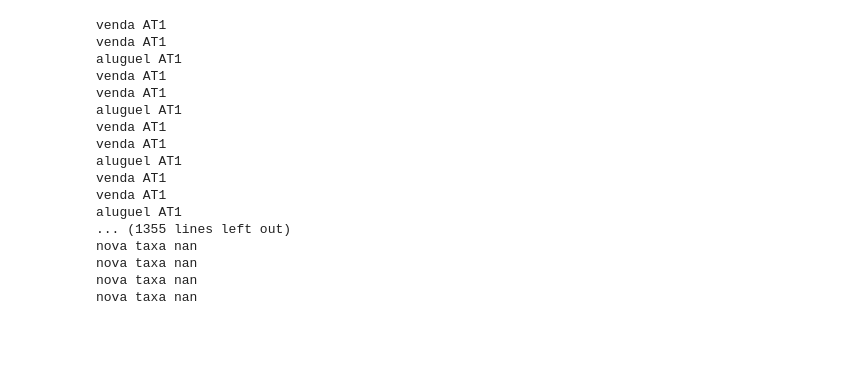
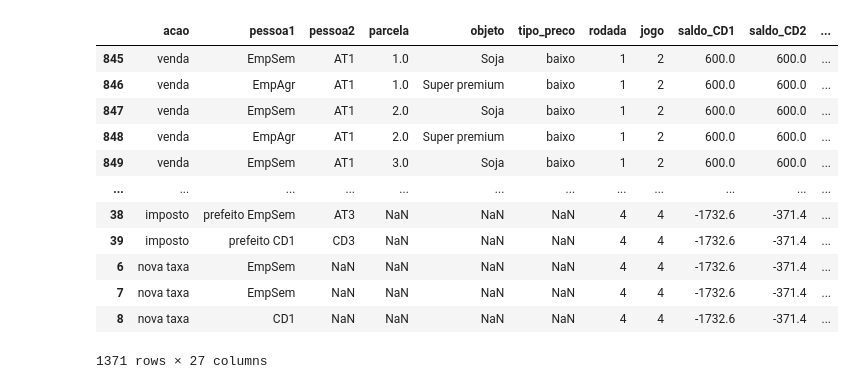
Before and after one commit to karinepestana/rpg-datasets-dissertacao, a Jupyter notebook: Datasets_Jogos.ipynb, the cells around one changed output. Saved outputs shown, nothing was run; the diff lists cells and outputs as text; code cells hidden in the pictures; blank space fills up the shorter version.

```diff
--- a/Datasets_Jogos.ipynb
+++ b/Datasets_Jogos.ipynb
@@ -44,4 +44,4 @@ df['tipo_preco2'] = df['tipo_preco'].apply(lambda x: '0' if x == 'normal' else (
 # %%
 df = pd.concat([df, df_acoes, df_imposto, df_multa, df_recebe_selo, df_transferencia, df_troca_taxa])
 # %%
-df.drop(['valor'], axis=1)
+df.drop(['valor'], inplace=True, axis=1)
@@ -278,7 +264,7 @@ def calcula_acao(acao, linha, index):
         indice_pessoa2 = colunas.index('saldo_'+agricultor)
         jogos[j].iat[x, indice_pessoa1] = s_pessoa1
         jogos[j].iat[x, indice_pessoa2] = s_pessoa2
-        jogos[j].iat[x, 22] = (jogos[j].iat[x, 22]/100 + poluicao/1000)*100
+        jogos[j].iat[x, 22] = (jogos[j].iat[x, 22]/100 + poluicao/10000)*100
 
 
     elif acao == "aluguel":
@@ -352,7 +338,7 @@ def calcula_acao(acao, linha, index):
         indice_pessoa2 = colunas.index('saldo_'+agricultor)
         jogos[j].iat[x, indice_pessoa1] = s_pessoa1
         jogos[j].iat[x, indice_pessoa2] = s_pessoa2
-        jogos[j].iat[x, 22] = (jogos[j].iat[x, 22]/100 + poluicao/1000)*100
+        jogos[j].iat[x, 22] = (jogos[j].iat[x, 22]/100 + poluicao/10000)*100
 
     elif acao == "imposto":
         prefeito = jogos[j].iloc[[x]]['pessoa1'].tolist()[0]
@@ -550,30 +536,29 @@ for i in range(0, 3): # jogos
     fer_anterior = ''
     impostos.clear()
     produtividade_agricultor = 0
-# %%
-for i in range(len(df)):
-    print(df.iloc[i, 0], df.iloc[i, 2])
-# %% [output]
-venda AT1
-venda AT1
-aluguel AT1
-venda AT1
-venda AT1
-aluguel AT1
-venda AT1
-venda AT1
-aluguel AT1
-venda AT1
-venda AT1
-aluguel AT1
-... (1355 lines left out)
-nova taxa nan
-nova taxa nan
-nova taxa nan
-nova taxa nan
 # %%
 df_final = pd.DataFrame([])
 for i in range(0,3):
     df_final = pd.concat([df_final, jogos[i]])
+# %%
+df_final.drop(['valor2'], inplace=True, axis=1)
+df_final.drop(['valor3'], inplace=True, axis=1)
+df_final.drop(['tipo_preco2'], inplace=True, axis=1)
 # %%
 df_final.to_csv('df_parcial.txt', sep='\t' )
+# %%
+df_final
+# %% [output]
+|  | acao | pessoa1 | pessoa2 | parcela | objeto | tipo_preco | rodada | jogo | saldo_CD1 | saldo_CD2 | ... |
+| 845 | venda | EmpSem | AT1 | 1.0 | Soja | baixo | 1 | 2 | 600.0 | 600.0 | ... |
+| 846 | venda | EmpAgr | AT1 | 1.0 | Super premium | baixo | 1 | 2 | 600.0 | 600.0 | ... |
+| 847 | venda | EmpSem | AT1 | 2.0 | Soja | baixo | 1 | 2 | 600.0 | 600.0 | ... |
+| 848 | venda | EmpAgr | AT1 | 2.0 | Super premium | baixo | 1 | 2 | 600.0 | 600.0 | ... |
+| 849 | venda | EmpSem | AT1 | 3.0 | Soja | baixo | 1 | 2 | 600.0 | 600.0 | ... |
+| ... | ... | ... | ... | ... | ... | ... | ... | ... | ... | ... | ... |
+| 38 | imposto | prefeito EmpSem | AT3 | NaN | NaN | NaN | 4 | 4 | -1732.6 | -371.4 | ... |
+| 39 | imposto | prefeito CD1 | CD3 | NaN | NaN | NaN | 4 | 4 | -1732.6 | -371.4 | ... |
+| 6 | nova taxa | EmpSem | NaN | NaN | NaN | NaN | 4 | 4 | -1732.6 | -371.4 | ... |
+| 7 | nova taxa | EmpSem | NaN | NaN | NaN | NaN | 4 | 4 | -1732.6 | -371.4 | ... |
+| 8 | nova taxa | CD1 | NaN | NaN | NaN | NaN | 4 | 4 | -1732.6 | -371.4 | ... |
+1371 rows × 27 columns
```
Also changed, not shown: parts of 1 cell of this notebook.
